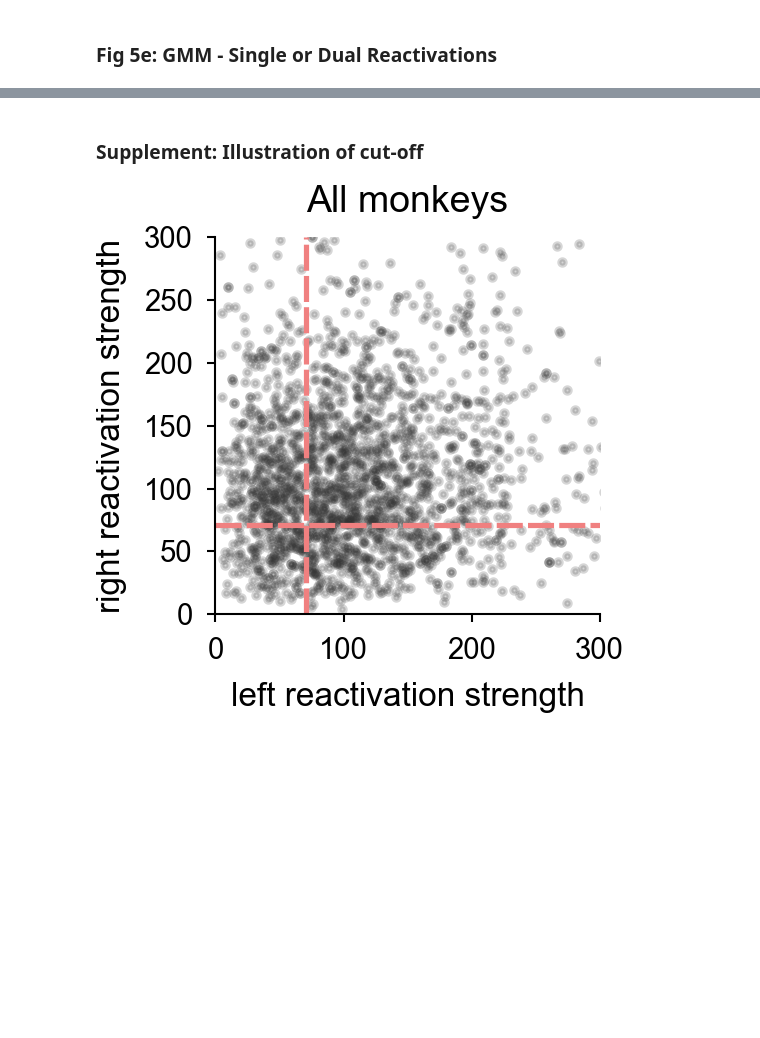
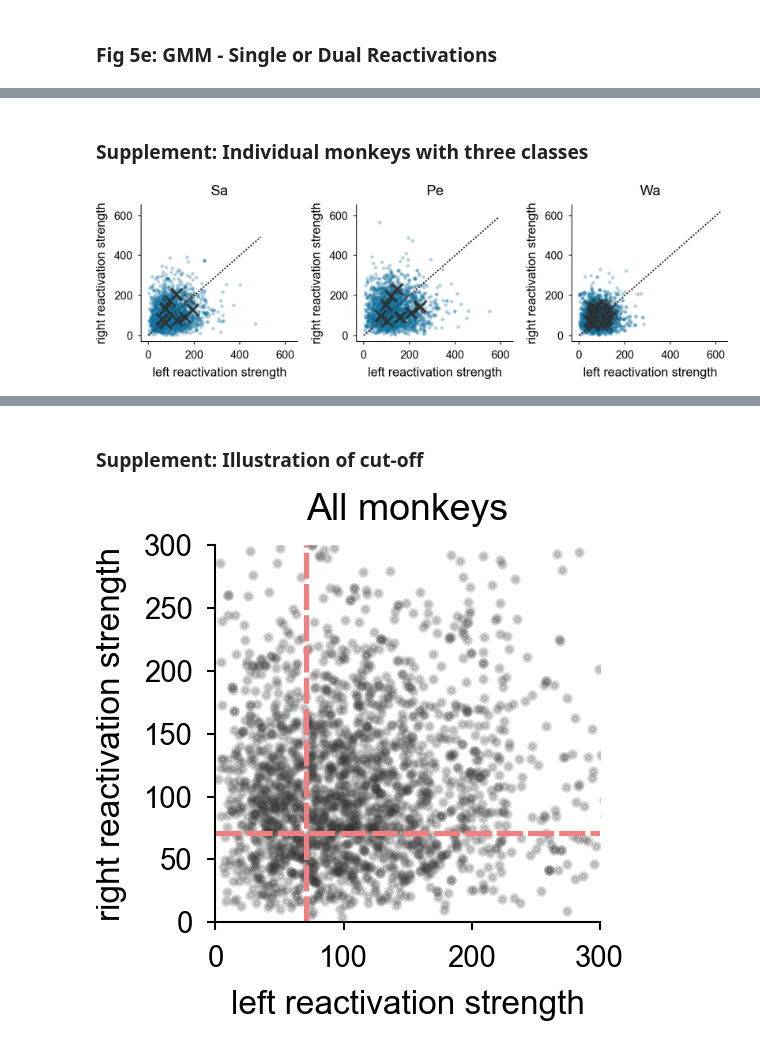
Before and after one commit to comptelab/RedundantPrefrontalHemispheres, a Jupyter notebook: Figure5/Figure5.ipynb, the cells around one changed output, grey strips where cells are left out. Drawn from its saved outputs; the diff is of its cells as text; code cells hidden in the pictures; blank space fills up the shorter version.

```diff
--- a/Figure5/Figure5.ipynb
+++ b/Figure5/Figure5.ipynb
@@ -1277,8 +1326,18 @@ from sklearn.model_selection import train_test_split
 from sklearn.model_selection import GridSearchCV
 
 # get reactivation strengths
-Rtimes = [range(df.borders_full.values[trial][13], df.borders_full.values[trial][14]+1)\
-          for trial in df.index]
+# get minimum trial durations across all sessions
+borders_all = [sess_df.borders_full.iloc[0] for monkey in ['Sa', 'Wa']\
+               for _, sess_df in df[df.monkey == monkey].groupby('session')]
+borders_mean = cut_task_timings(timeperiods = borders_all, max_time = 19)[1]
+
+# get reactivation location / strength for each hemisphere
+min_Reactlen = (borders_mean[14]+1) - borders_mean[13]
+print('Reactivation average is averaged across '+str(min_Reactlen)+' independent '+str(bins)+'ms time bins.')
+Rtimes = [range(df.borders_full[i][13], df.borders_full[i][13]+min_Reactlen) for i in df.index]
+
+# Rtimes = [range(df.borders_full.values[trial][13], df.borders_full.values[trial][14]+1)\
+#           for trial in df.index]
 # REACTIVATION
 # get reactivations: predict PREV target during current fixation time (Rtimes)
 df['react_strength_left'] = [np.abs(np.mean(df.pred_complex_delay_left[trial][Rtimes[trial]]))\
@@ -1335,0 +1397,41 @@ plt.show()
+# %% [markdown]
+### Supplement: Individual monkeys with three classes
+# %%
+# use four components, expect: None, single-left, single-right, Dual
+chosen_components = 4
+
+f,ax=plt.subplots(1,3,figsize=(5.8,1.95), sharex=True, sharey=True)
+for m, monkey in enumerate(monkeys):
+    # get left, right reactivation strengths
+    df_mono = df.loc[df.monkey==monkey].copy().reset_index(drop=True)
+    X_mono = np.array([df_mono.react_strength_left.values, df_mono.react_strength_right.values]).T
+    # only plot random subsample of datapoints to get smaller svg file
+    randomIDs = np.random.choice(range(len(X_mono)), 2000)
+
+    # figure
+    X_subsample = X_mono[randomIDs]
+    ax[m].scatter(X_subsample[:,0], X_subsample[:,1], alpha=0.2, color=colors['Reactivation'], marker='.')
+    # fit 250 GMMs on full data with differnt start points to check stability
+    gm = GaussianMixture(n_components=chosen_components)
+    for i in range(100): # repeat for random starting points
+        gm = GaussianMixture(n_components=chosen_components, covariance_type='full', max_iter=500).fit(X_mono)#, covariance_type='spherical'
+        # highlight the found classes
+        # highlight the found classes
+        dual_class = np.argmax(np.sum(gm.means_, axis=1))
+        for m_id,means in enumerate(gm.means_):
+            ax[m].scatter(means[0], means[1], color='#333333', marker='x', s=50, alpha=0.1)
+    # plot diagonal for showing dual reactivation line
+    x0,x1 = ax[m].get_xlim()
+    y0,y1 = ax[m].get_ylim()
+    ax[m].plot(np.linspace(0,np.max([x1, y1]),10), np.linspace(0,np.max([x1, y1]),10),color='#333333', dashes=[1,1])
+    ax[m].set_xlabel('left reactivation strength')
+    ax[m].set_ylabel('right reactivation strength')
+    ax[m].xaxis.set_ticks_position('bottom')
+    ax[m].yaxis.set_ticks_position('left')
+    ax[m].set_title(monkey)
+sns.despine()
+plt.tight_layout()
+#plt.savefig('./SupplementGMM4FitsSingleVSDualReact.svg')
+plt.show()
+# %% [output]
+[figure, added]
```
Also changed, not shown: parts of 14 cells of this notebook, 2 other files.
